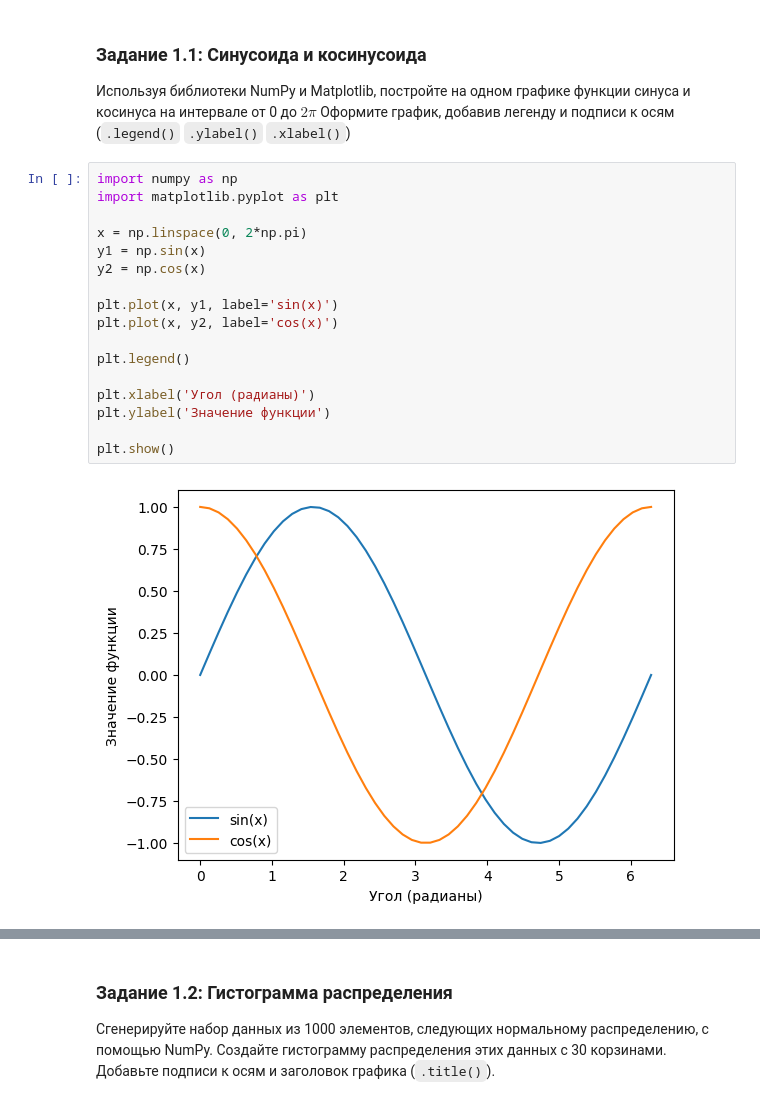
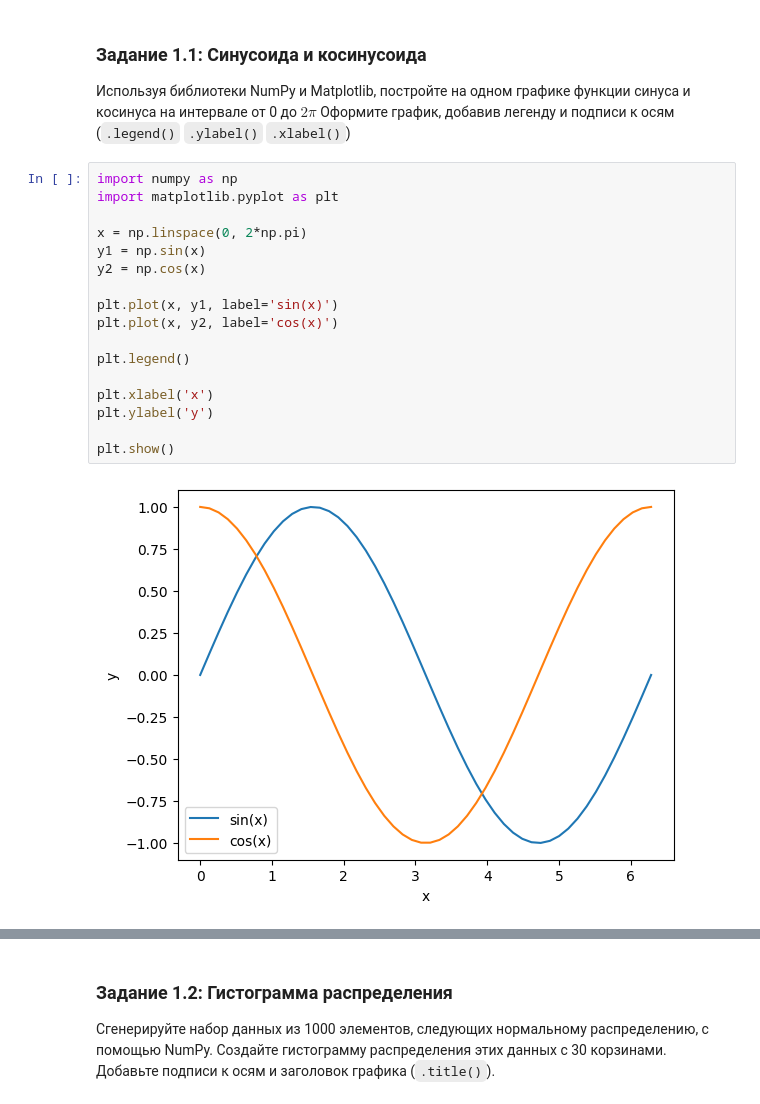
Before and after one commit to TitanLeonov/Leonov_Alexander_PI3-1b_computer_math_, a Jupyter notebook: Практическая_работа_№3_Matplotlib_Plotly.ipynb, the cells around one changed output, grey strips where cells are left out. Drawn from its saved outputs; the diff is of its cells as text.

```diff
--- a/Практическая_работа_№3_Matplotlib_Plotly.ipynb
+++ b/Практическая_работа_№3_Matplotlib_Plotly.ipynb
@@ -19,22 +19,22 @@
 # %%
 import numpy as np
 import matplotlib.pyplot as plt
 
 x = np.linspace(0, 2*np.pi)
 y1 = np.sin(x)
 y2 = np.cos(x)
 
 plt.plot(x, y1, label='sin(x)')
 plt.plot(x, y2, label='cos(x)')
 
 plt.legend()
 
-plt.xlabel('Угол (радианы)')
-plt.ylabel('Значение функции')
+plt.xlabel('x')
+plt.ylabel('y')
 
 plt.show()
 # %% [output]
-[figure, old version]
+[figure, new version]
 # %% [markdown]
 ![image.png](embedded-picture-1)
 # %% [markdown]
```
